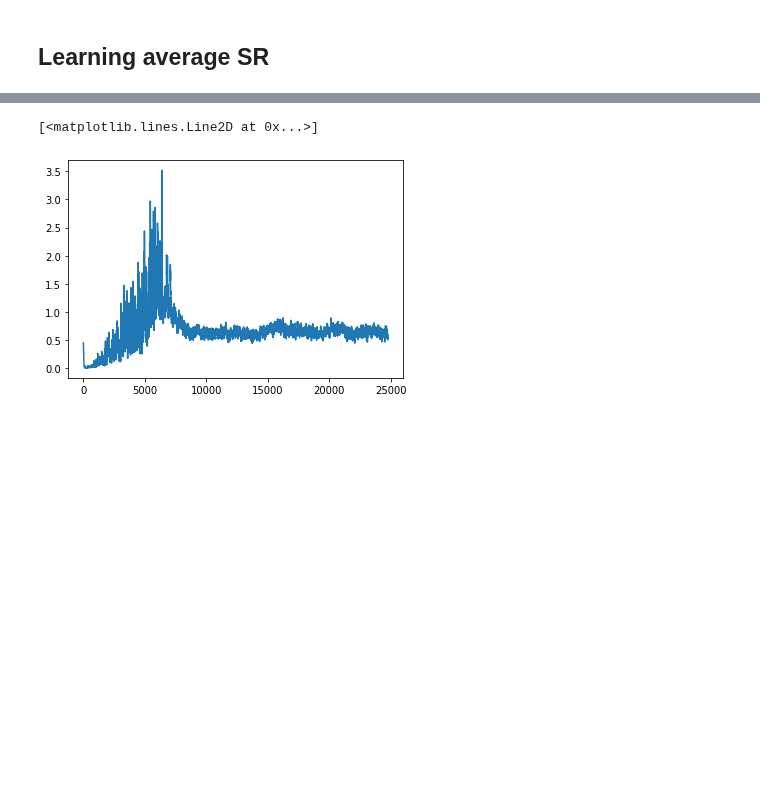
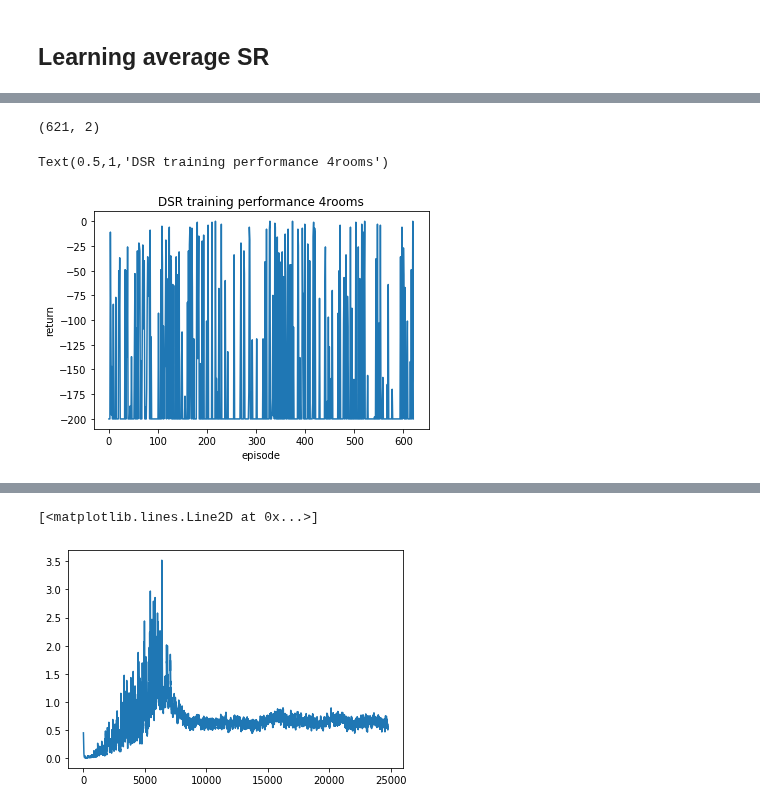
Before and after one commit to psurya1994/successor-feature-representations, a Jupyter notebook: test.ipynb, the cells around one changed output, grey strips where cells are left out. Drawn from its saved outputs; the diff is of its cells as text; code cells hidden in the pictures; blank space fills up the shorter version.

Commit message:
test.ipynb contains full code for training, unorganised.

```diff
--- a/test.ipynb
+++ b/test.ipynb
@@ -10,3 +334,5 @@ import torch
 # %%
 from deep_rl.component.fourrooms import FourRooms
 env = FourRooms(goal=94)
+state = env.reset()
+plt.imshow(env.render())
@@ -25,7 +673,7 @@ def dsr_feature(**kwargs):
 
     config.task_fn = lambda: Task(config.game)
     config.eval_env = config.task_fn()
-    config.c = 1
+    config.c = 0.1
 
     config.optimizer_fn = lambda params: torch.optim.RMSprop(params, 0.001)
     config.network_fn = lambda: SRNet_backup(config.action_dim, SRIdentityBody(config.state_dim))
@@ -35,7 +683,7 @@ def dsr_feature(**kwargs):
     # config.replay_fn = lambda: Replay(memory_size=int(1e4), batch_size=10)
     config.replay_fn = lambda: AsyncReplay(memory_size=int(1e4), batch_size=10)
 
-    config.random_action_prob = LinearSchedule(1.0, 0.1, 1e4)
+    config.random_action_prob = LinearSchedule(1.0, 0.1, 3e4)
     config.discount = 0.99
     config.target_network_update_freq = 200
     config.exploration_steps = 1000
@@ -44,7 +692,7 @@ def dsr_feature(**kwargs):
     config.sgd_update_frequency = 4
     config.gradient_clip = 5
     config.eval_interval = int(5e3)
-    config.max_steps = 5e4
+    config.max_steps = 1e5
     config.async_actor = False
 
     agent = DSRAgent(config)
@@ -56,7 +704,7 @@ def dsr_feature(**kwargs):
         if config.save_interval and not agent.total_steps % config.save_interval:
             agent.save('data/%s-%s-%d' % (agent_name, config.tag, agent.total_steps))
         if config.log_interval and not agent.total_steps % config.log_interval:
-            agent.logger.info('steps %d, %.2f steps/s' % (agent.total_steps, config.log_interval / (time.time() - t0)))
+#             agent.logger.info('steps %d, %.2f steps/s' % (agent.total_steps, config.log_interval / (time.time() - t0)))
             t0 = time.time()
         if config.eval_interval and not agent.total_steps % config.eval_interval:
             agent.eval_episodes()
@@ -65,6 +713,8 @@ def dsr_feature(**kwargs):
             break
         agent.step()
         agent.switch_task()
+
+    return agent
 
 # DQN
 def dqn_feature(**kwargs):
@@ -91,7 +741,7 @@ def dqn_feature(**kwargs):
     config.sgd_update_frequency = 4
     config.gradient_clip = 5
     config.eval_interval = int(5e3)
-    config.max_steps = 1e5
+    config.max_steps = 5e4
     config.async_actor = False
     agent = DQNAgent(config)
     #run_steps function below
@@ -102,10 +752,11 @@ def dqn_feature(**kwargs):
         if config.save_interval and not agent.total_steps % config.save_interval:
             agent.save('data/%s-%s-%d' % (agent_name, config.tag, agent.total_steps))
         if config.log_interval and not agent.total_steps % config.log_interval:
-            agent.logger.info('steps %d, %.2f steps/s' % (agent.total_steps, config.log_interval / (time.time() - t0)))
+#             agent.logger.info('steps %d, %.2f steps/s' % (agent.total_steps, config.log_interval / (time.time() - t0)))
             t0 = time.time()
         if config.eval_interval and not agent.total_steps % config.eval_interval:
             agent.eval_episodes()
+            pass
         if config.max_steps and agent.total_steps >= config.max_steps:
             return agent
             break
@@ -141,0 +790,11 @@ agent1 = dsr_feature(game='FourRooms-Goal-9')
+# %%
+# print(agent1.returns)
+returns = np.array(agent1.returns)
+print(returns.shape) # 1e5 x 2
+plt.plot(returns[:,1])
+plt.xlabel('episode'), plt.ylabel('return')
+plt.title('DSR training performance 4rooms')
+# %% [output]
+(621, 2)
+Text(0.5,1,'DSR training performance 4rooms')
+[figure, added]
```
Also changed, not shown: parts of 30 cells of this notebook.
